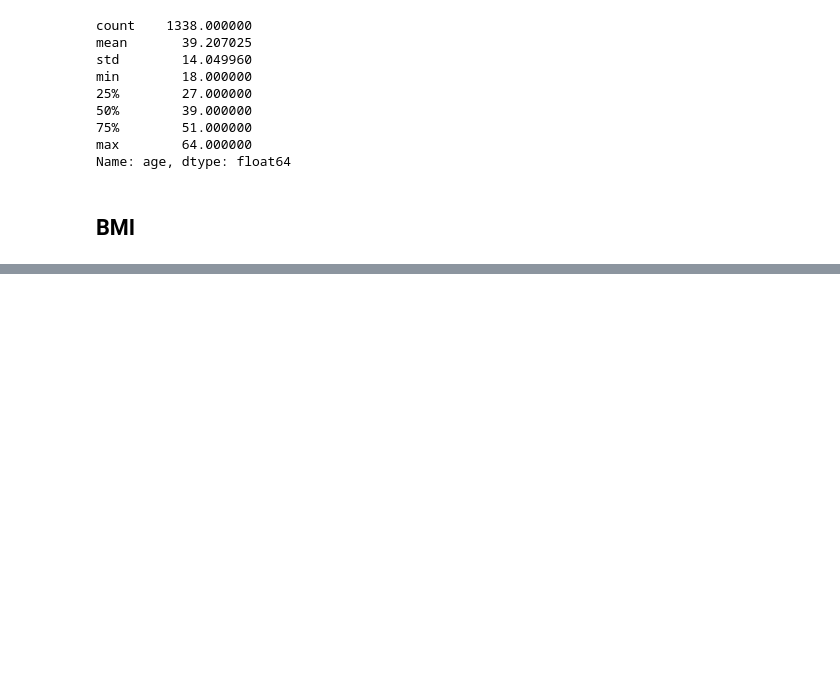
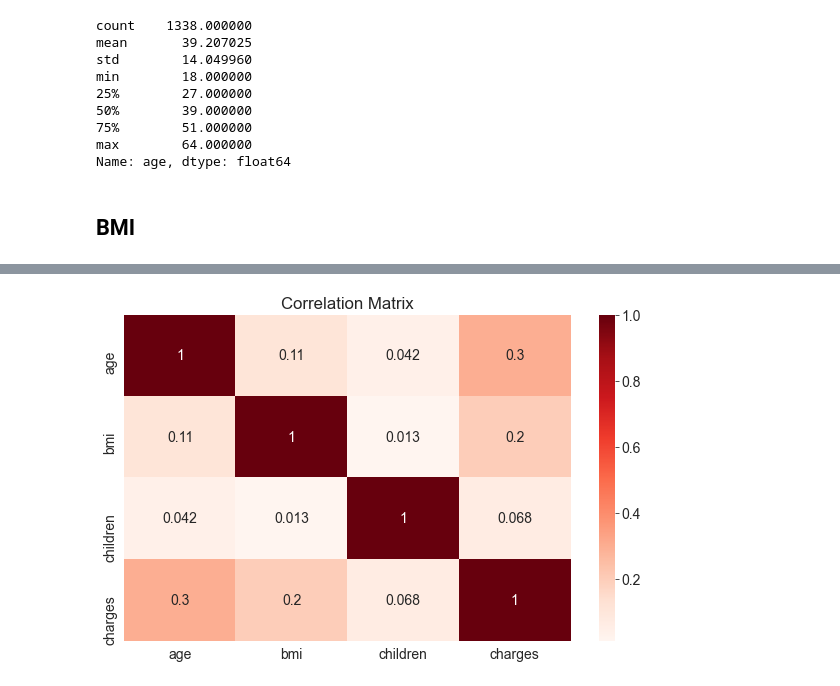
Before and after one commit to Tanmoy07tech/Machine-learning-with-python, a Jupyter notebook: Linear_Regression_with_Scikit_Learn.ipynb, the cells around one changed output, grey strips where cells are left out. Drawn from its saved outputs; the diff is of its cells as text; code cells hidden in the pictures; blank space fills up the shorter version.

Commit message:
Checked the correlation between charges and smokers by converting categorical smokers value into numeric value and visulized a heatmap with it

```diff
--- a/Linear_Regression_with_Scikit_Learn.ipynb
+++ b/Linear_Regression_with_Scikit_Learn.ipynb
@@ -133,0 +220,5 @@ fig.show()
+# %%
+sns.heatmap(medical_df.corr(),cmap='Reds',annot=True)
+plt.title('Correlation Matrix');
+# %% [output]
+[figure, added]
```
Also changed, not shown: parts of 20 cells of this notebook.
